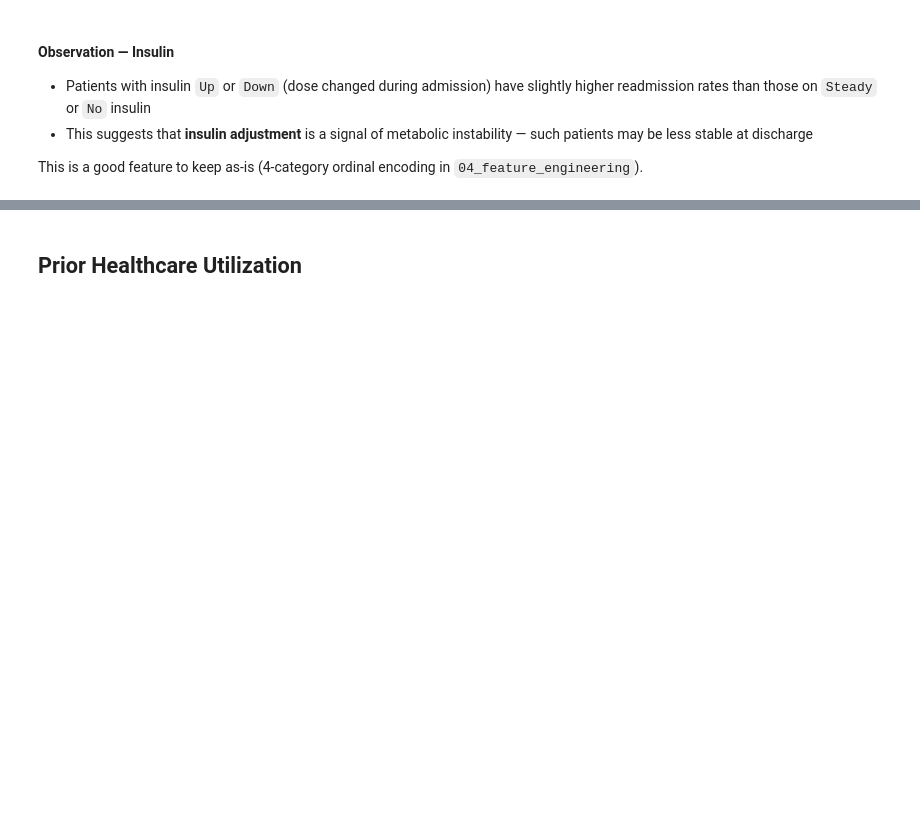
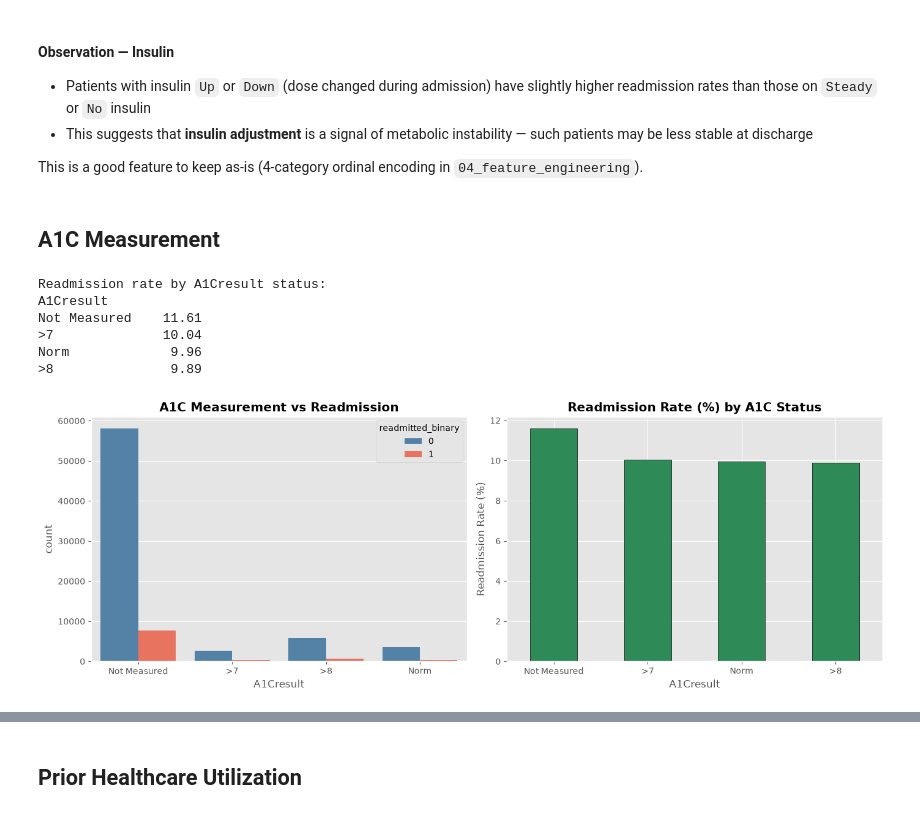
Before and after one commit to misbahee/healthcare-readmission-intelligence, a Jupyter notebook: notebooks/03_exploratory_data_analysis.ipynb, the cells around one changed output, grey strips where cells are left out. Cells and saved outputs as stored; diff of their text form; code cells hidden in the pictures; blank space fills up the shorter version.

```diff
--- a/notebooks/03_exploratory_data_analysis.ipynb
+++ b/notebooks/03_exploratory_data_analysis.ipynb
@@ -489,3 +489,33 @@ Up        12.84
   such patients may be less stable at discharge
 
 This is a good feature to keep as-is (4-category ordinal encoding in `04_feature_engineering`).
+# %% [markdown]
+## A1C Measurement
+# %%
+# Let's see what rescuing this column did for us!
+a1c_rate = df.groupby('A1Cresult')['readmitted_binary'].mean().mul(100).round(2).sort_values(ascending=False)
+print("Readmission rate by A1Cresult status:")
+print(a1c_rate.to_string())
+
+fig, axes = plt.subplots(1, 2, figsize=(14, 5))
+
+# Count plot
+sns.countplot(data=df, x='A1Cresult', hue='readmitted_binary', palette={0: 'steelblue', 1: 'tomato'}, ax=axes[0])
+axes[0].set_title('A1C Measurement vs Readmission', fontweight='bold')
+
+# Rate plot
+a1c_rate.plot(kind='bar', color='seagreen', edgecolor='black', ax=axes[1])
+axes[1].set_title('Readmission Rate (%) by A1C Status', fontweight='bold')
+axes[1].set_ylabel('Readmission Rate (%)')
+plt.xticks(rotation=0)
+
+plt.tight_layout()
+plt.show()
+# %% [output]
+Readmission rate by A1Cresult status:
+A1Cresult
+Not Measured    11.61
+>7              10.04
+Norm             9.96
+>8               9.89
+[figure, added]
```
Also changed, not shown: parts of 19 cells of this notebook, 14 other files.
